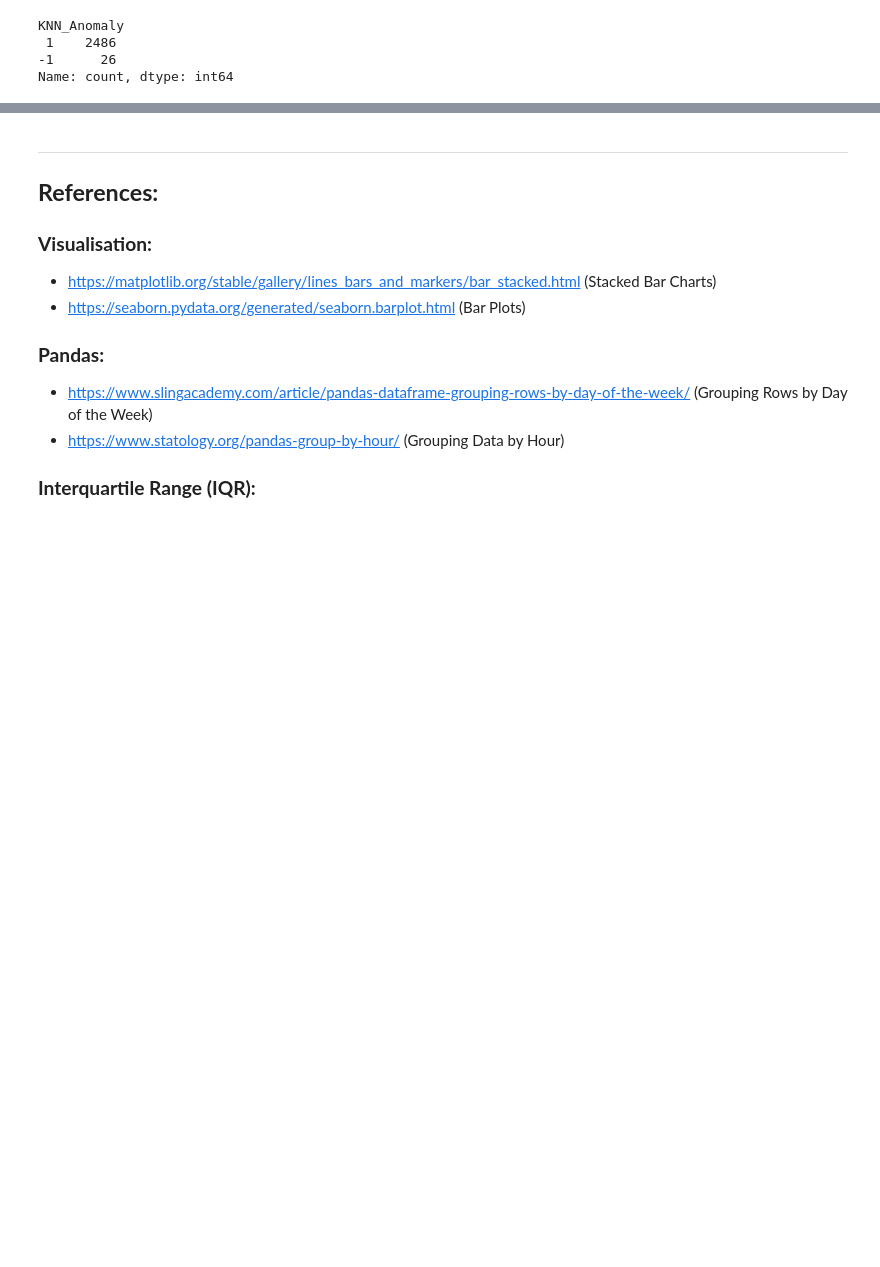
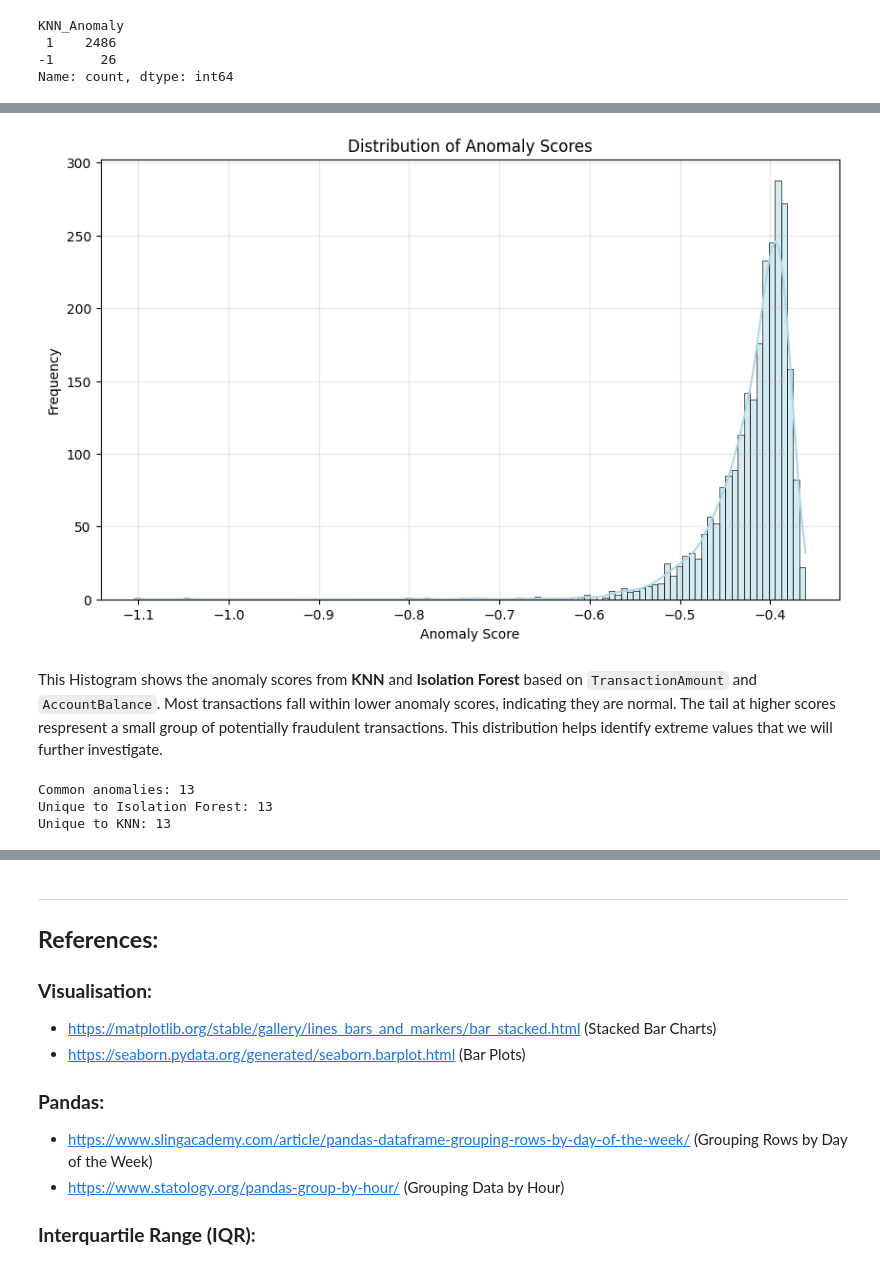
Before and after one commit to briannemcgrath/PFDA, a Jupyter notebook: project/project.ipynb, the cells around one changed output, grey strips where cells are left out. Saved outputs shown, nothing was run; the diff lists cells and outputs as text; code cells hidden in the pictures; blank space fills up the shorter version.

```diff
--- a/project/project.ipynb
+++ b/project/project.ipynb
@@ -679,0 +694,14 @@ Name: count, dtype: int64
+# %%
+#add anomaly scores
+#add isolation forest anomaly scores
+df['IsoForest_Score'] = iso_forest.decision_function(scaled_features)
+
+#add KNN anomaly scores
+df['KNN_Score'] = knn.negative_outlier_factor_
+
+#combining scores into a single metric
+df['Anomaly_Score'] = df[['IsoForest_Score', 'KNN_Score']].mean(axis=1)
+
+#rank transactions by anomaly score (lower score = more anomalous?)
+df_sorted = df.sort_values(by='Anomaly_Score')
+print(df_sorted.head(10))
@@ -679,0 +726,13 @@ Name: count, dtype: int64
+# %%
+#plotting anomaly scores
+plt.figure(figsize=(10, 6))
+sns.histplot(df['Anomaly_Score'], kde=True, color='lightblue', edgecolor='black')
+plt.title('Distribution of Anomaly Scores')
+plt.xlabel('Anomaly Score')
+plt.ylabel('Frequency')
+plt.grid(alpha=0.3)
+plt.show()
+# %% [output]
+[figure, added]
+# %% [markdown]
+This Histogram shows the anomaly scores from **KNN** and **Isolation Forest** based on `TransactionAmount` and `AccountBalance`. Most transactions fall within lower anomaly scores, indicating they are normal. The tail at higher scores respresent a small group of potentially fraudulent transactions. This distribution helps identify extreme values that we will further investigate.
@@ -680 +745,26 @@ Name: count, dtype: int64
+# %%
+#analyse anomalies from both models
+isolation_anomalies = df[df['IsoForest_Anomaly'] == -1]
+knn_anomalies = df[df['KNN_Anomaly'] == -1]
+
+#common anomalies (merge on index)
+common_anomalies = isolation_anomalies.merge(
+    knn_anomalies,
+    left_index=True,
+    right_index=True,
+    suffixes=('_IsoForest', '_KNN')
+)
+
+#unique anomalies
+unique_to_isolation = isolation_anomalies[~isolation_anomalies.index.isin(knn_anomalies.index)]
+unique_to_knn = knn_anomalies[~knn_anomalies.index.isin(isolation_anomalies.index)]
+
+#results
+print(f"Common anomalies: {len(common_anomalies)}")
+print(f"Unique to Isolation Forest: {len(unique_to_isolation)}")
+print(f"Unique to KNN: {len(unique_to_knn)}")
+# %% [output]
+Common anomalies: 13
+Unique to Isolation Forest: 13
+Unique to KNN: 13
 # %%
```
Also changed, not shown: parts of 11 cells of this notebook, 1 other file.
